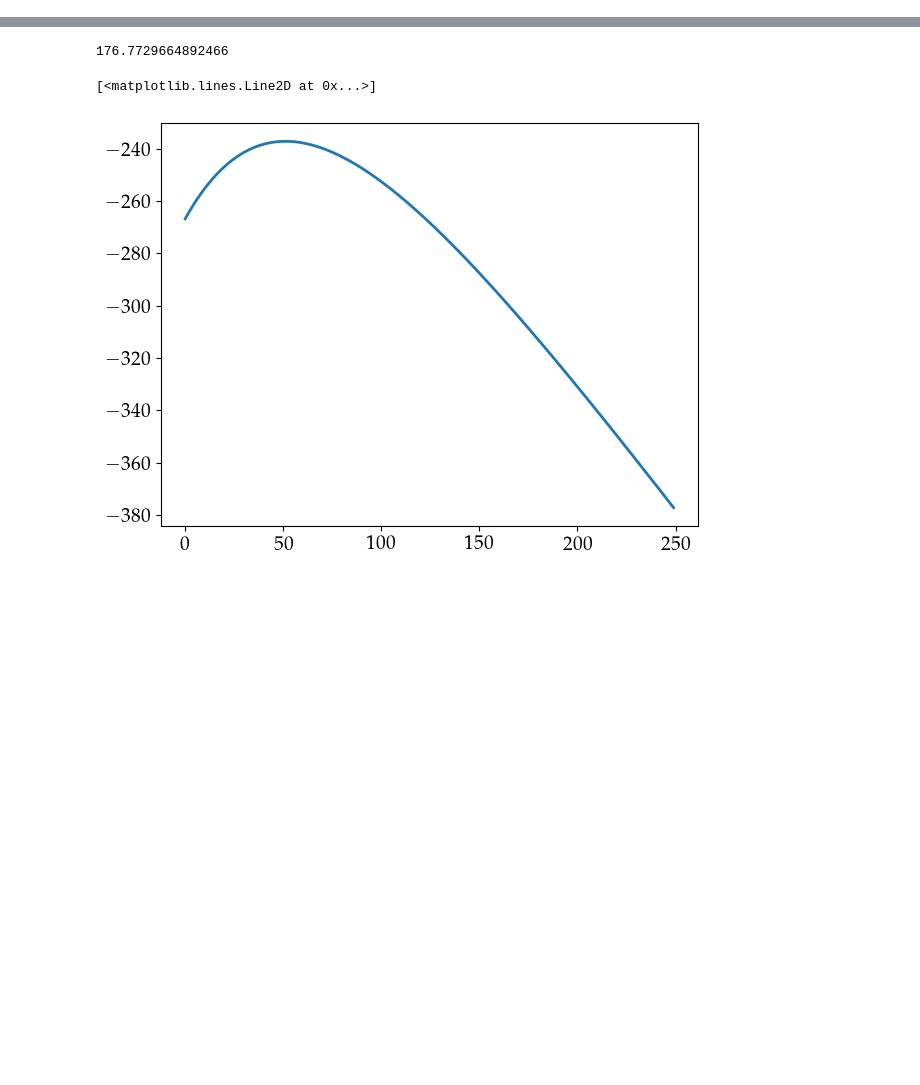
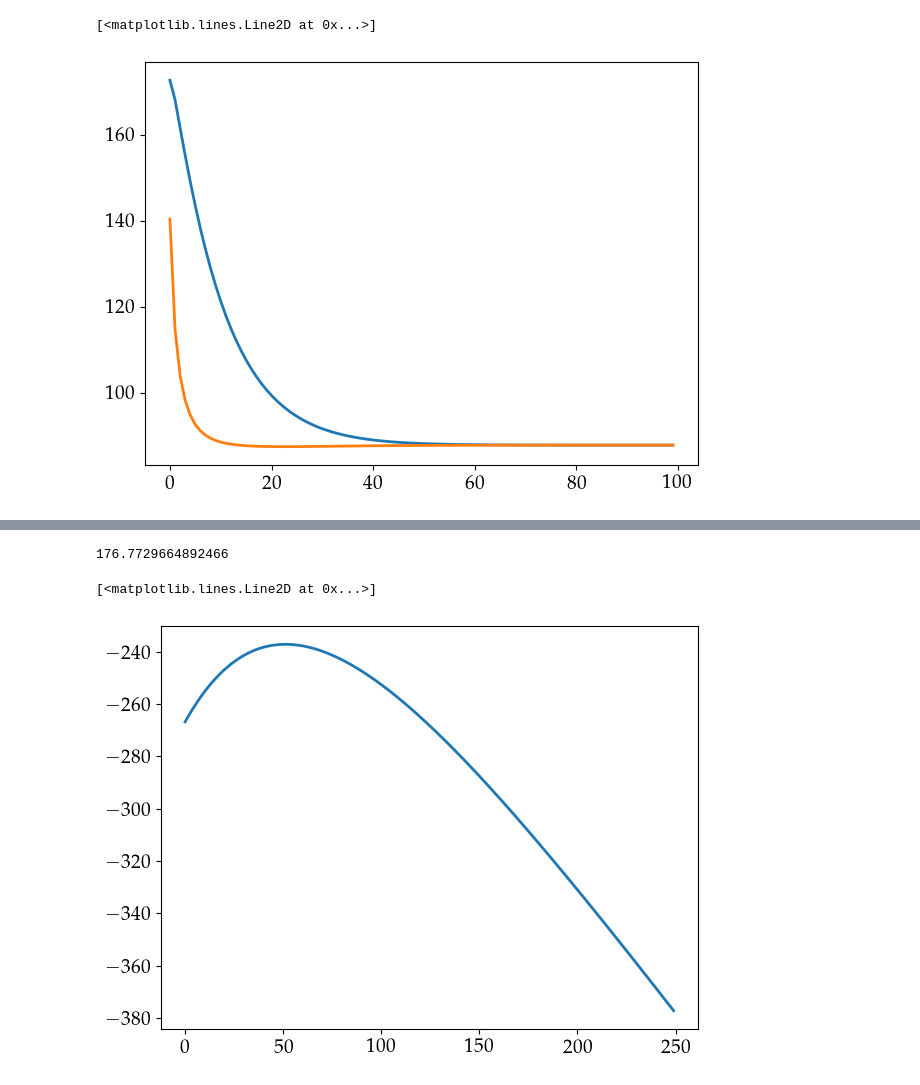
Before and after one commit to PhDEliaMoretti/Upload, a Jupyter notebook: 4. Stylized_model - optimization.ipynb, the cells around one changed output, grey strips where cells are left out. Drawn from its saved outputs; the diff is of its cells as text; code cells hidden in the pictures; blank space fills up the shorter version.

```diff
--- a/4. Stylized_model - optimization.ipynb
+++ b/4. Stylized_model - optimization.ipynb
@@ -780,0 +769,6 @@ landscape.simulation()
+# %%
+plt.plot(landscape.data['market_price'])
+plt.plot(landscape.data['mean_Price'])
+# %% [output]
+[<matplotlib.lines.Line2D at 0x...>]
+[figure, added]
```
Also changed, not shown: parts of 4 cells of this notebook.
